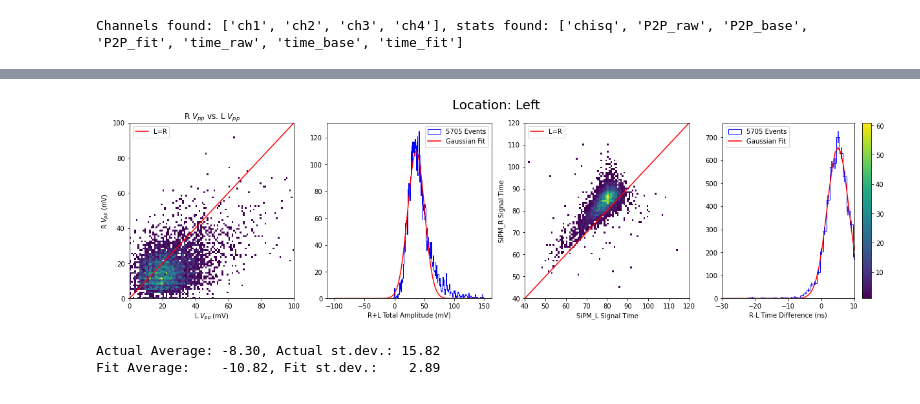
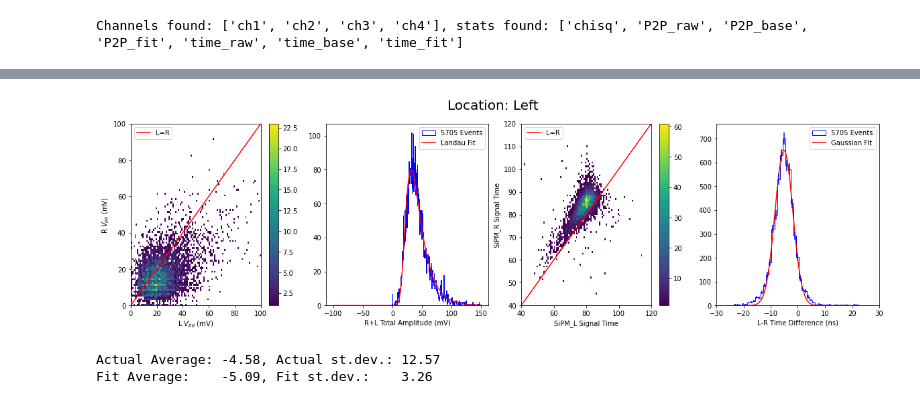
Before and after one commit to peckalec/SiPM-Studies, a Jupyter notebook: SingleBarCosmics.ipynb, the cells around one changed output, grey strips where cells are left out. Drawn from its saved outputs; the diff is of its cells as text; code cells hidden in the pictures.

```diff
--- a/SingleBarCosmics.ipynb
+++ b/SingleBarCosmics.ipynb
@@ -320,61 +299,51 @@ Fit Average:    -10.82, Fit st.dev.:    2.89
 # %%
-dfcut = df97.query("ch4_time_fit >= 0 & ch3_time_fit >= 0")
+df97cut = df97.query("ch4_time_fit >= 0 & ch3_time_fit >= 0")
+fig,ax = plt.subplots(1,4,figsize=(20,5))
+fig.suptitle("Location: Left", fontsize=20)
+binresolution = 1
+bincount = int(np.floor( (max(df97cut.ch4_time_fit-df97cut.ch3_time_fit)-min(df97cut.ch4_time_fit-df97cut.ch3_time_fit))/binresolution ))
 
-fig,ax = plt.subplots(1,4,figsize=(21,5))
-
-ax[0].set_title("R $V_{pp}$ vs. L $V_{pp}$")
 ax[0].set_xlabel("L $V_{pp}$ (mV)")
 ax[0].set_ylabel("R $V_{pp}$ (mV)")
-AmpImage = ax[0].hist2d(dfcut.ch3_P2P_fit,dfcut.ch4_P2P_fit,bins=(100,100),cmin=1,label=f"{len(dfcut.ch4_time_fit)} Events",range=[[0, 100], [0, 100]])
+AmpImage = ax[0].hist2d(df97cut.ch3_P2P_fit,df97cut.ch4_P2P_fit,bins=(100,100),cmin=1,label=f"{len(df97cut.ch4_time_fit)} Events",range=[[0, 100], [0, 100]])
 ax[0].plot(np.linspace(0,100,2),np.linspace(0,100,2),color="red",label="L=R")
+fig.colorbar(AmpImage[-1],ax=ax[0])
 ax[0].legend()
 
 ax[1].set_xlabel("R+L Total Amplitude (mV)")
-ampcounts,ampbins,ampbars = ax[1].hist(dfcut.ch4_P2P_fit+dfcut.ch3_P2P_fit,bincount,color="b", label=f"{len(dfcut.ch4_time_fit)} Events",histtype="step",range=[-50,150])
+ampcounts,ampbins,ampbars = ax[1].hist(df97cut.ch4_P2P_fit+df97cut.ch3_P2P_fit,bincount,color="b", label=f"{len(df97cut.ch4_time_fit)} Events",histtype="step",range=[-50,150])
 ampcenters = ampbins[:-1]/2+ampbins[1:]/2
+coeff, covar = curve_fit(Landau, ampcenters, ampcounts,p0=(50,50,140))
+ax[1].plot(np.linspace(-100,150,100),Landau(np.linspace(-100,150,100),*coeff),label="Landau Fit",color="r")
+ax[1].legend()
 
-
-coeff, covar = curve_fit(gaus, ampcenters, ampcounts)
-#ax[0].plot(np.linspace(gausstart,gausstop,50),gaus(np.linspace(gausstart,gausstop,50),*coeff),label="Gaussian Fit")
-
-ax[1].plot(np.linspace(-100,150,100),gaus(np.linspace(-100,150,100),*coeff),label="Gaussian Fit",color="r")
-ax[1].legend()
-TimeImage = ax[2].hist2d(dfcut.ch3_time_fit,dfcut.ch4_time_fit,bins=(100,100),cmin=1,label=f"{len(dfcut.ch4_time_fit)} Events",range=[[40, 120], [40, 120]])
-
-fig.suptitle("Location: Left", fontsize=20)
-
-fig.colorbar(TimeImage[-1])
-mintime = min(min(dfcut.ch4_time_fit),min(dfcut.ch3_time_fit))
-maxtime = max(max(dfcut.ch4_time_fit),max(dfcut.ch3_time_fit))
-ax[2].plot(np.linspace(mintime,maxtime,2),np.linspace(mintime,maxtime,2),color="red",label="L=R")
 ax[2].set_xlabel("SiPM_L Signal Time")
 ax[2].set_ylabel("SiPM_R Signal Time")
+TimeImage = ax[2].hist2d(df97cut.ch3_time_fit,df97cut.ch4_time_fit,bins=(100,100),cmin=1,label=f"{len(df97cut.ch4_time_fit)} Events",range=[[40, 120], [40, 120]])
+mintime = min(min(df97cut.ch4_time_fit),min(df97cut.ch3_time_fit))
+maxtime = max(max(df97cut.ch4_time_fit),max(df97cut.ch3_time_fit))
+fig.colorbar(TimeImage[-1],ax=ax[2])
+ax[2].plot(np.linspace(mintime,maxtime,2),np.linspace(mintime,maxtime,2),color="red",label="L=R")
 ax[2].legend()
 
-binresolution = 1
-bincount = int(np.floor( (max(dfcut.ch4_time_fit-dfcut.ch3_time_fit)-min(dfcut.ch4_time_fit-dfcut.ch3_time_fit))/binresolution ))
-gausstart,gausstop = (-30,10)
+ax[3].set_xlabel("L-R Time Difference (ns)")
+timecounts,timebins,bars = ax[3].hist(df97cut.ch3_time_fit-df97cut.ch4_time_fit,bincount,color="b", label=f"{len(df97cut.ch4_time_fit)} Events",histtype="step")
+timecenters = timebins[:-1]/2+timebins[1:]/2
+coeff, covar = curve_fit(gaus, timecenters, timecounts)
+gausstart,gausstop = (-20,20)
+ax[3].plot(np.linspace(gausstart,gausstop,50),gaus(np.linspace(gausstart,gausstop,50),*coeff),label="Gaussian Fit",color="r")
+ax[3].set_xlim(-30,30)
+ax[3].errorbar(timecenters, timecounts, yerr=np.sqrt(timecounts),color="b",linestyle="None")
+ax[3].legend()
 
-zoomcounts,zoombins,bars = ax[3].hist(dfcut.ch4_time_fit-dfcut.ch3_time_fit,bincount,color="b", label=f"{len(dfcut.ch4_time_fit)} Events",histtype="step")
-zoomcenters = zoombins[:-1]/2+zoombins[1:]/2
-coeff, covar = curve_fit(gaus, zoomcenters, zoomcounts)
-ax[3].plot(np.linspace(gausstart,gausstop,50),gaus(np.linspace(gausstart,gausstop,50),*coeff),label="Gaussian Fit",color="r")
-ax[3].set_xlabel("R-L Time Difference (ns)")
-ax[3].errorbar(zoomcenters, zoomcounts, yerr=np.sqrt(zoomcounts),color="b",linestyle="None")
+plt.show()
+avg = sum(timecenters*timecounts)/sum(timecounts)
+stdev = np.sqrt(sum((timecenters-avg)**2*timecounts)/sum(timecounts))
 
-ax[3].legend()
-ax[3].set_xlim(gausstart,gausstop)
-plt.show()
-
-avg = sum(bincenters*count)/sum(count)
-stdev = np.sqrt(sum((bincenters-avg)**2*count)/sum(count))
-
-
-coeff, covar = curve_fit(gaus, bincenters, count)
 print(f"Actual Average: {avg:.2f}, Actual st.dev.: {stdev:.2f}")
 print(f"Fit Average:    {coeff[1]:.2f}, Fit st.dev.:    {coeff[2]:.2f}")
 # %% [output]
-[figure, old version]
+[figure, new version]
-Actual Average: -8.30, Actual st.dev.: 15.82
-Fit Average:    -10.82, Fit st.dev.:    2.89
+Actual Average: -4.58, Actual st.dev.: 12.57
+Fit Average:    -5.09, Fit st.dev.:    3.26
 # %%
```
Also changed, not shown: parts of 11 cells of this notebook.
